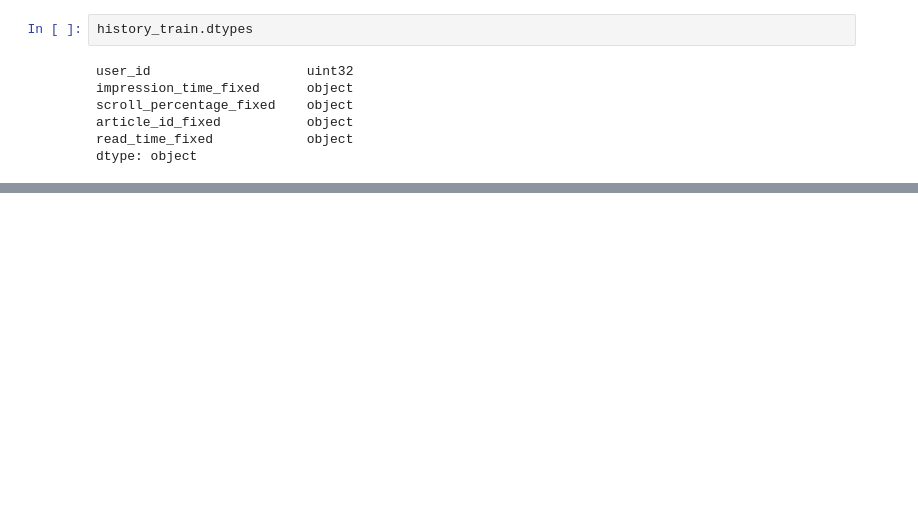
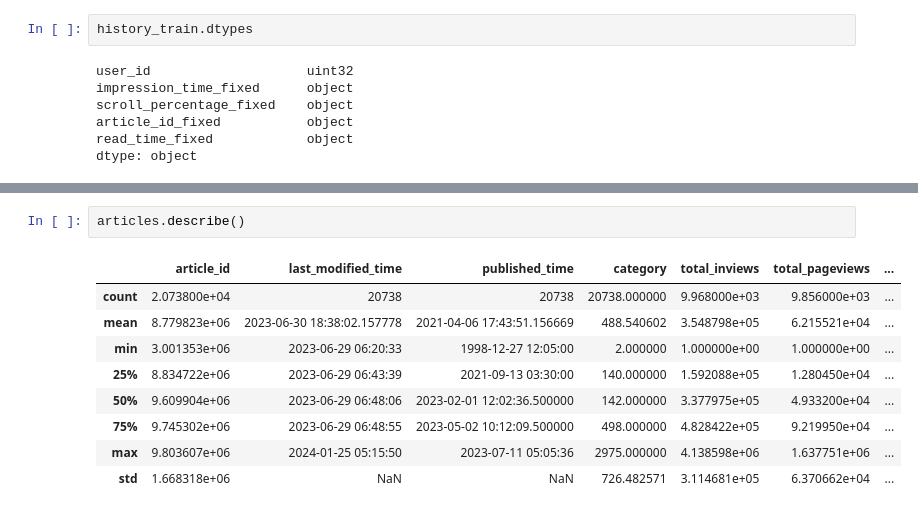
Before and after one commit to gitvonBS/recommender-systems-project, a Jupyter notebook: main.ipynb, the cells around one changed output, grey strips where cells are left out. Drawn from its saved outputs; the diff is of its cells as text; blank space fills up the shorter version.

```diff
--- a/main.ipynb
+++ b/main.ipynb
@@ -58,0 +82,12 @@ dtype: object
+# %%
+articles.describe()
+# %% [output]
+|  | article_id | last_modified_time | published_time | category | total_inviews | total_pageviews | ... |
+| count | 2.073800e+04 | 20738 | 20738 | 20738.000000 | 9.968000e+03 | 9.856000e+03 | ... |
+| mean | 8.779823e+06 | 2023-06-30 18:38:02.157778 | 2021-04-06 17:43:51.156669 | 488.540602 | 3.548798e+05 | 6.215521e+04 | ... |
+| min | 3.001353e+06 | 2023-06-29 06:20:33 | 1998-12-27 12:05:00 | 2.000000 | 1.000000e+00 | 1.000000e+00 | ... |
+| 25% | 8.834722e+06 | 2023-06-29 06:43:39 | 2021-09-13 03:30:00 | 140.000000 | 1.592088e+05 | 1.280450e+04 | ... |
+| 50% | 9.609904e+06 | 2023-06-29 06:48:06 | 2023-02-01 12:02:36.500000 | 142.000000 | 3.377975e+05 | 4.933200e+04 | ... |
+| 75% | 9.745302e+06 | 2023-06-29 06:48:55 | 2023-05-02 10:12:09.500000 | 498.000000 | 4.828422e+05 | 9.219950e+04 | ... |
+| max | 9.803607e+06 | 2024-01-25 05:15:50 | 2023-07-11 05:05:36 | 2975.000000 | 4.138598e+06 | 1.637751e+06 | ... |
+| std | 1.668318e+06 | NaN | NaN | 726.482571 | 3.114681e+05 | 6.370662e+04 | ... |
```
Also changed, not shown: parts of 9 cells of this notebook.
